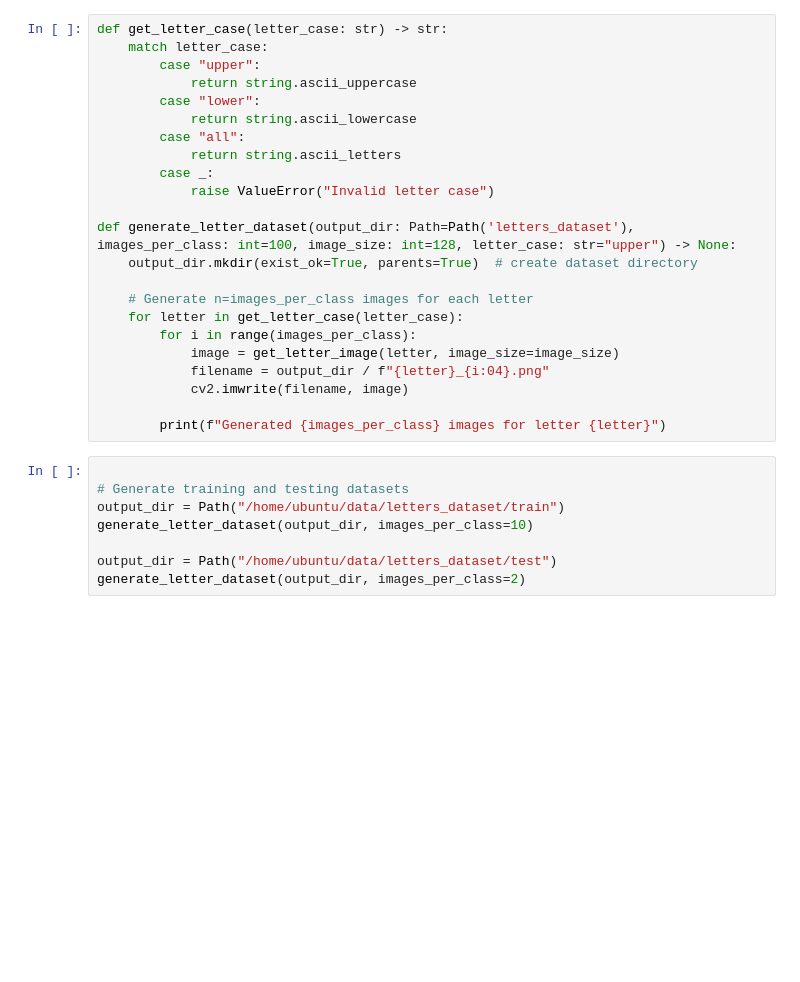
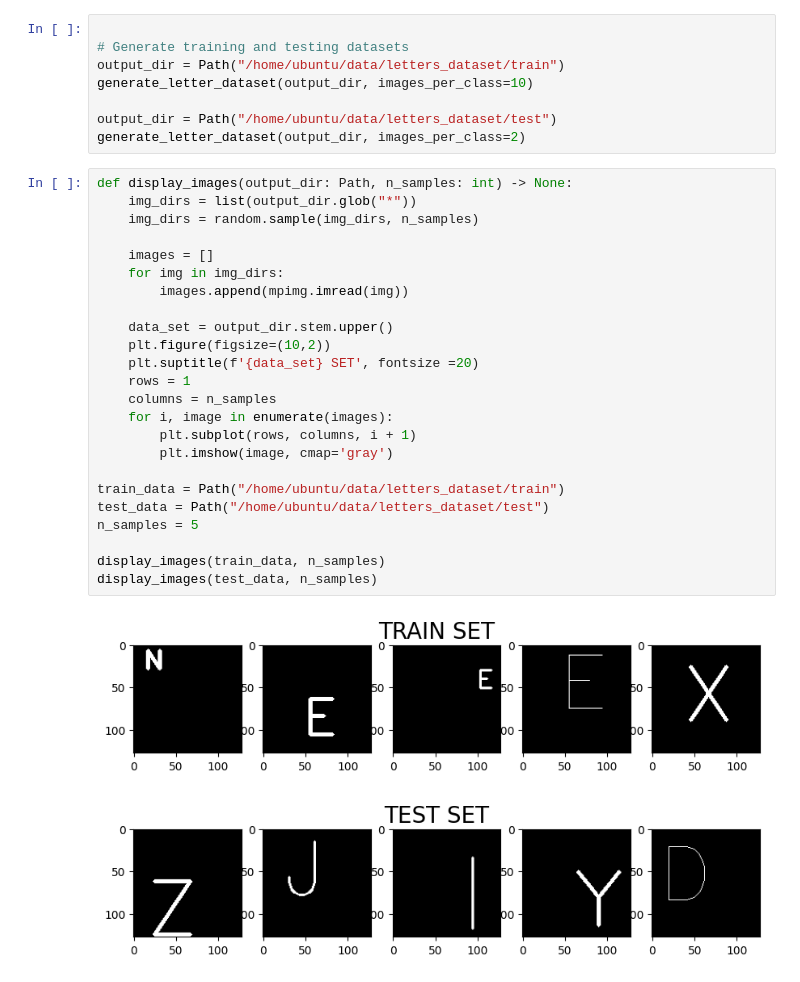
Before and after one commit to jmariscal-harana/dummy-problems, a Jupyter notebook: notebooks/synthetic_data_generation.ipynb, the cells around one changed output. Drawn from its saved outputs; the diff is of its cells as text; blank space fills up the shorter version.

Commit message:
feat: synthetic data generation

```diff
--- a/notebooks/synthetic_data_generation.ipynb
+++ b/notebooks/synthetic_data_generation.ipynb
@@ -34,26 +69,3 @@ plt.imshow(image, cmap='gray')
-# %%
-def get_letter_case(letter_case: str) -> str:
-    match letter_case:
-        case "upper":
-            return string.ascii_uppercase
-        case "lower":
-            return string.ascii_lowercase
-        case "all":
-            return string.ascii_letters
-        case _:
-            raise ValueError("Invalid letter case")
-
-def generate_letter_dataset(output_dir: Path=Path('letters_dataset'), images_per_class: int=100, image_size: int=128, letter_case: str="upper") -> None:
-    output_dir.mkdir(exist_ok=True, parents=True)  # create dataset directory
-
-    # Generate n=images_per_class images for each letter
-    for letter in get_letter_case(letter_case):
-        for i in range(images_per_class):
-            image = get_letter_image(letter, image_size=image_size)
-            filename = output_dir / f"{letter}_{i:04}.png"
-            cv2.imwrite(filename, image)
-
-        print(f"Generated {images_per_class} images for letter {letter}")
 # %%
 
 # Generate training and testing datasets
@@ -62,3 +74,30 @@ generate_letter_dataset(output_dir, images_per_class=10)
 
 output_dir = Path("/home/ubuntu/data/letters_dataset/test")
 generate_letter_dataset(output_dir, images_per_class=2)
+# %%
+def display_images(output_dir: Path, n_samples: int) -> None:
+    img_dirs = list(output_dir.glob("*"))
+    img_dirs = random.sample(img_dirs, n_samples)
+
+    images = []
+    for img in img_dirs:
+        images.append(mpimg.imread(img))
+
+    data_set = output_dir.stem.upper()
+    plt.figure(figsize=(10,2))
+    plt.suptitle(f'{data_set} SET', fontsize =20)
+    rows = 1
+    columns = n_samples
+    for i, image in enumerate(images):
+        plt.subplot(rows, columns, i + 1)
+        plt.imshow(image, cmap='gray')
+
+train_data = Path("/home/ubuntu/data/letters_dataset/train")
+test_data = Path("/home/ubuntu/data/letters_dataset/test")
+n_samples = 5
+
+display_images(train_data, n_samples)
+display_images(test_data, n_samples)
+# %% [output]
+[figure, added]
+[figure, added]
```
Also changed, not shown: parts of 4 cells of this notebook.
